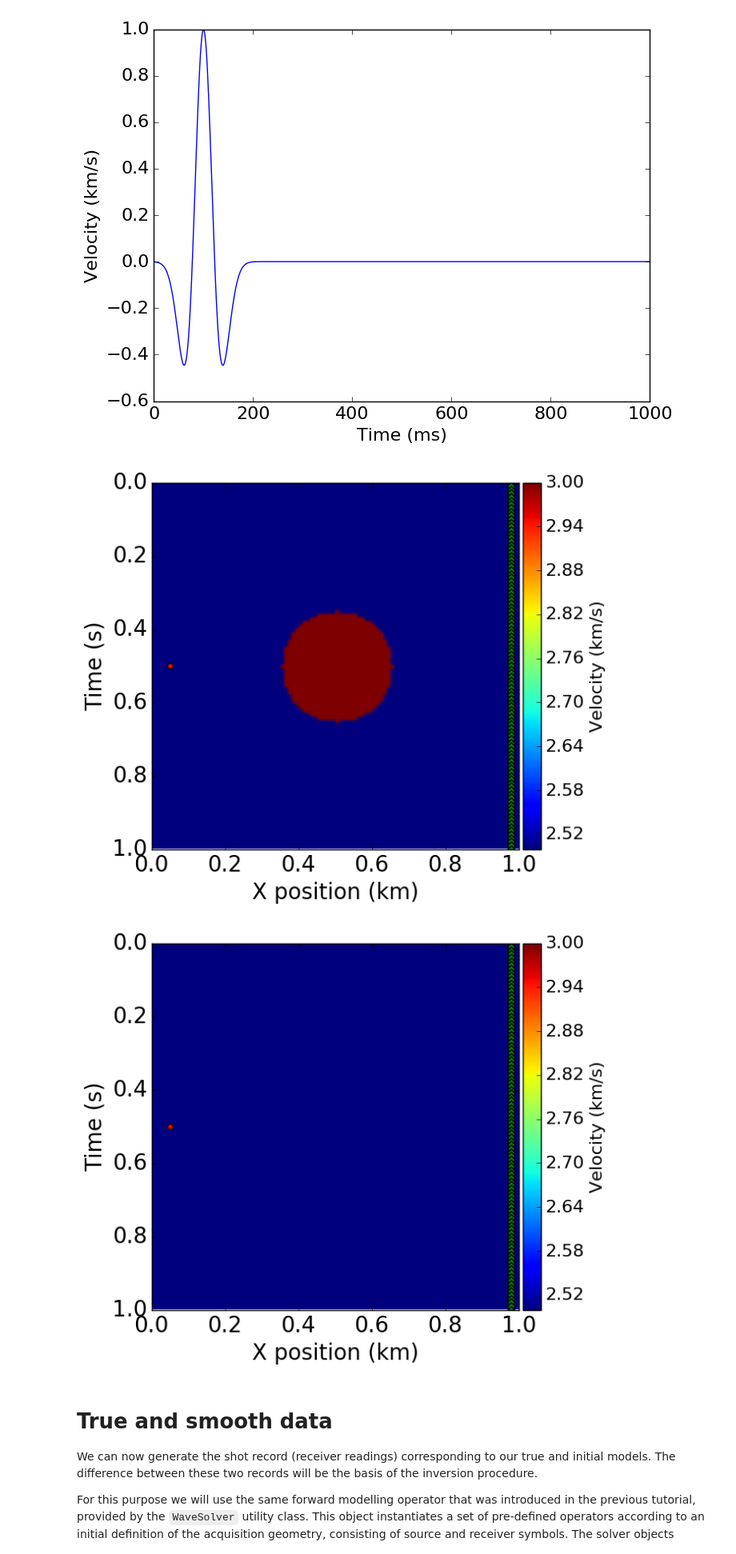
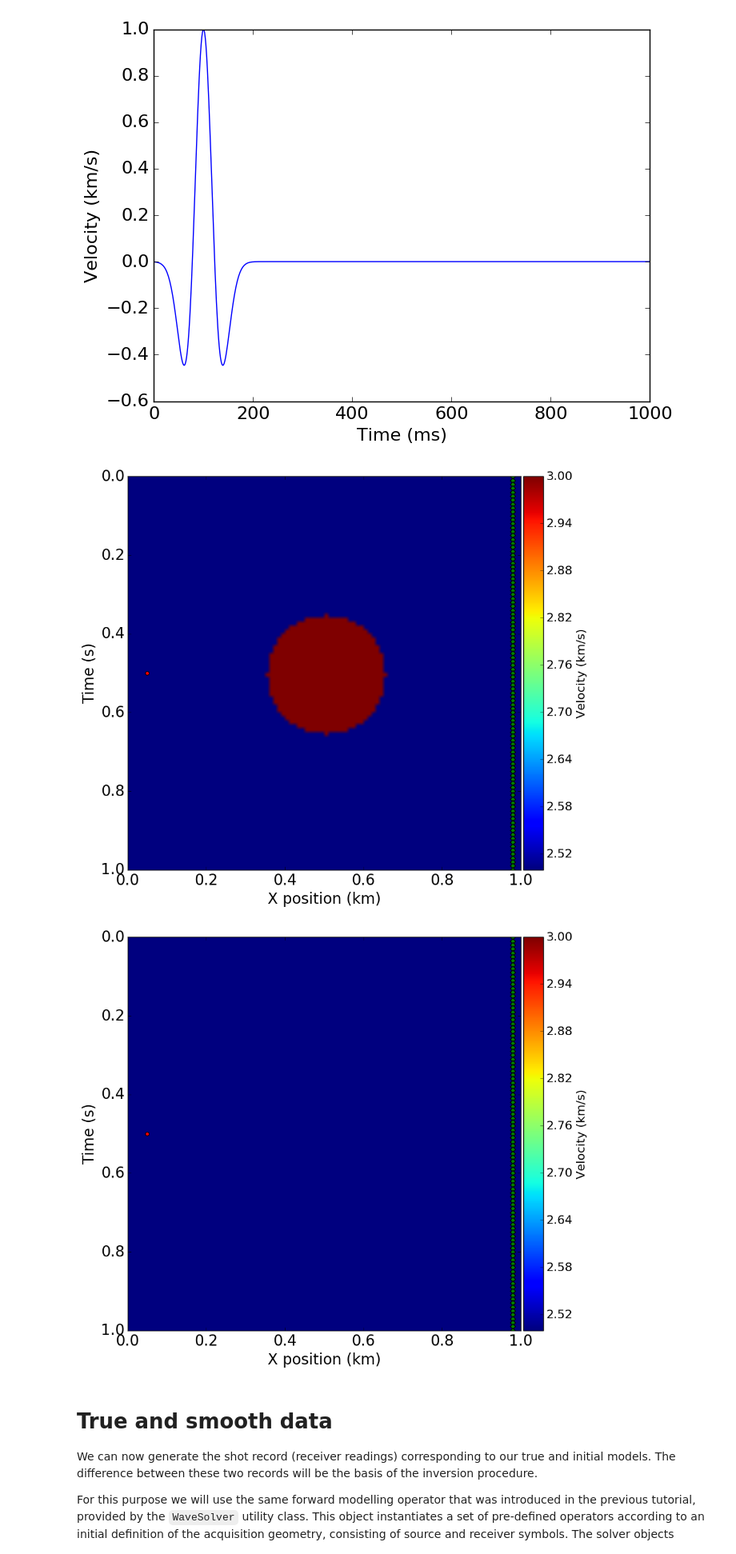
Before and after one commit to seg/tutorials-2017, a Jupyter notebook: FWI_adjoint_modeling/notebook/adjoint_modeling.ipynb, the cells around one changed output. Shown at 80% size. Cells and saved outputs as stored; diff of their text form; code cells hidden in the pictures.

```diff
--- a/FWI_adjoint_modeling/notebook/adjoint_modeling.ipynb
+++ b/FWI_adjoint_modeling/notebook/adjoint_modeling.ipynb
@@ -106,7 +106,7 @@ import matplotlib.pyplot as plt
 from matplotlib import cm
 from mpl_toolkits.axes_grid1 import make_axes_locatable
 
-fig1 = plt.figure()
+fig1 = plt.figure(figsize=(10, 10))
 l = plt.imshow(model.vp, vmin=2.5, vmax=3, cmap=cm.jet, aspect=1,
                extent=[model.origin[0], model.origin[0] + 1e-3*model.shape[0] * model.spacing[0],
                        model.origin[1] + 1e-3*model.shape[1] * model.spacing[1], model.origin[1]])
@@ -122,36 +122,36 @@ plt.xlim(model.origin[0], model.origin[0] + 1e-3*model.domain_size[0])
 plt.ylim(model.origin[1] + 1e-3*model.domain_size[1], model.origin[1])
 ax = plt.gca()
 divider = make_axes_locatable(ax)
 cax = divider.append_axes("right", size="5%", pad=0.05)
 cbar = plt.colorbar(l, cax=cax)
 cbar.set_label('Velocity (km/s)')
 plt.savefig("../Figures/camembert_true.pdf")
 plt.show()
 
-fig1 = plt.figure()
+fig1 = plt.figure(figsize=(10, 10))
 l = plt.imshow(model0.vp, vmin=2.5, vmax=3, cmap=cm.jet, aspect=1,
                extent=[model.origin[0], model.origin[0] + 1e-3*(model.shape[0]-1) * model.spacing[0],
                        model.origin[1] + 1e-3*(model.shape[1]-1) * model.spacing[1], model.origin[1]])
 plt.xlabel('X position (km)',  fontsize=20)
 plt.ylabel('Time (s)',  fontsize=20)
 plt.tick_params(labelsize=20)
 plt.scatter(1e-3*rec.coordinates.data[:, 0], 1e-3*rec.coordinates.data[:, 1],
                     s=25, c='green', marker='D')
 plt.scatter(1e-3*src.coordinates.data[:, 0], 1e-3*src.coordinates.data[:, 1],
                     s=25, c='red', marker='o')
 # Ensure axis limits
 plt.xlim(model.origin[0], model.origin[0] + 1e-3*model.domain_size[0])
 plt.ylim(model.origin[1] + 1e-3*model.domain_size[1], model.origin[1])
 ax = plt.gca()
 divider = make_axes_locatable(ax)
 cax = divider.append_axes("right", size="5%", pad=0.05)
 cbar = plt.colorbar(l, cax=cax)
 cbar.set_label('Velocity (km/s)')
 plt.savefig("../Figures/camembert_init.pdf")
 plt.show()
 # %% [output]
-[figure, old version]
+[figure, new version]
-[figure, old version]
+[figure, new version]
 # %% [markdown]
 # True and smooth data
 
```
Also changed, not shown: 1 other file.
